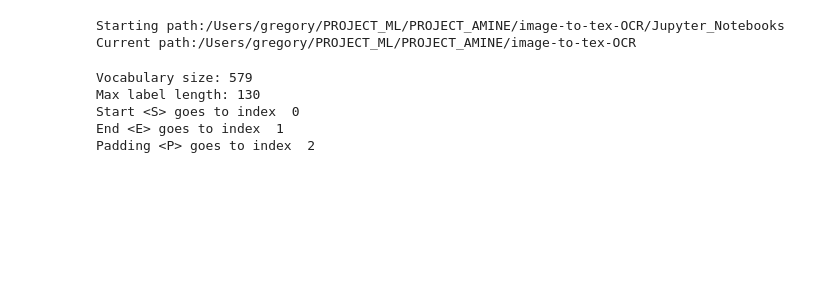
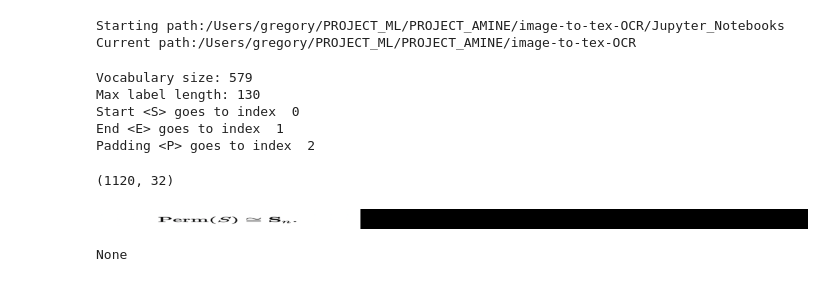
Before and after one commit to gmarus777/image-to-tex-OCR, a Jupyter notebook: Jupyter_Notebooks/LOCAL TorchScript Inference.ipynb, the cells around one changed output. Saved outputs shown, nothing was run; the diff lists cells and outputs as text; code cells hidden in the pictures; blank space fills up the shorter version.

```diff
--- a/Jupyter_Notebooks/LOCAL TorchScript Inference.ipynb
+++ b/Jupyter_Notebooks/LOCAL TorchScript Inference.ipynb
@@ -108,0 +141,30 @@ scripted = lit_model.to_torchscript()
+# %%
+MAX_RATIO = 35
+
+# Resize images with roughly the same aspect ratio
+# Resize height to 32 times the original, and width with roughly the same ratio but it must be divisible by 32
+
+
+
+
+image_path= "Jupyter_Notebooks/test_photos/zarhin.png"
+image = Image.open(image_path).convert('RGB')
+w, h = image.size
+ratio = round((w / h) * 3)
+if ratio == 0:
+    ratio = 1
+if ratio > MAX_RATIO:
+    ratio = MAX_RATIO
+h_new = 32
+w_new = h_new * ratio
+img_resize = image.resize((w_new, h_new), Image.BILINEAR)
+
+# Do padding to the right half of the image so that the ratio remain fixed as self.max_ratio
+img_padd = Image.new('RGB', (32*MAX_RATIO, 32), (0,0,0))
+img_padd.paste(img_resize, (0, 0))
+print(img_padd.size)
+print(display(img_padd))
+# %% [output]
+(1120, 32)
+[figure, added]
+None
```
Also changed, not shown: parts of 15 cells of this notebook, 1 other file.
